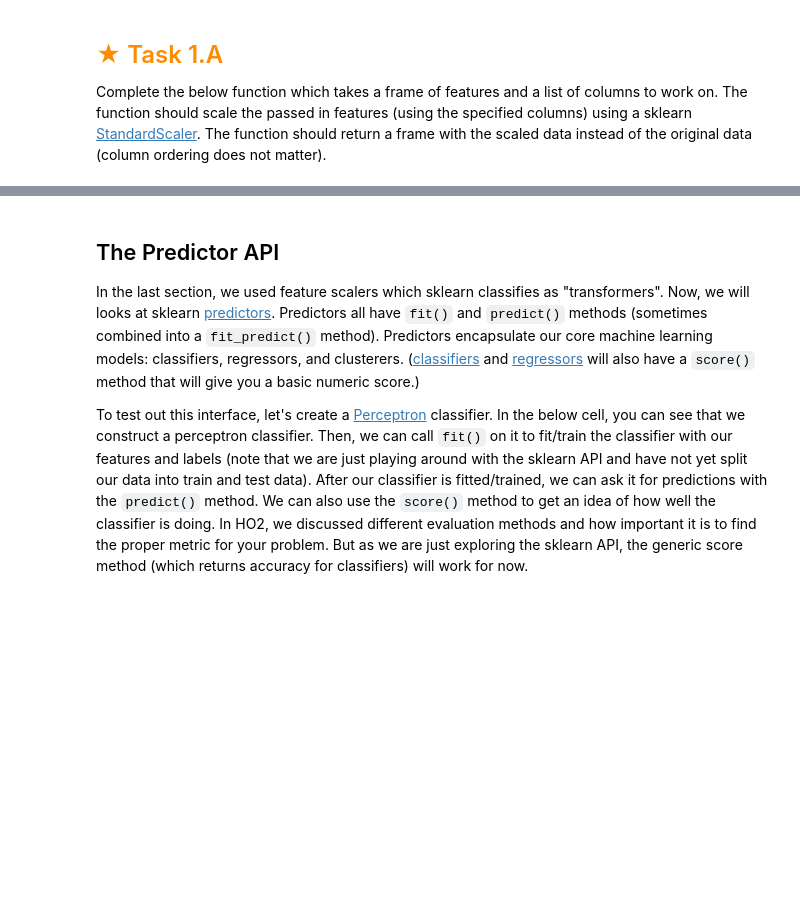
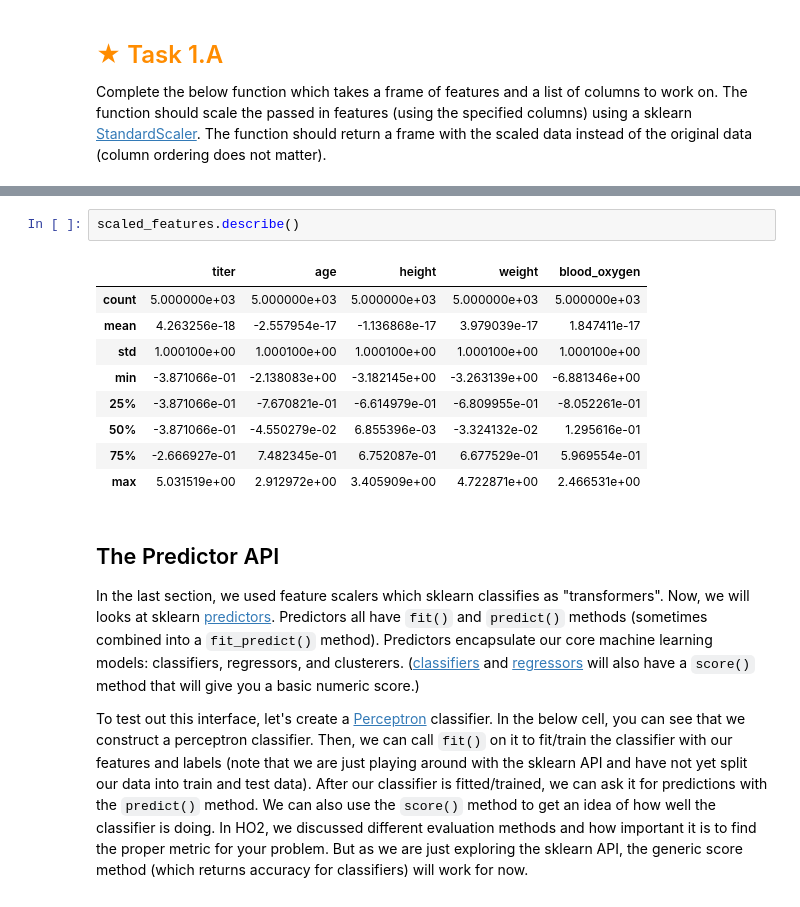
Before and after one commit to IJustWantAJob/CSE40-HW4, a Jupyter notebook: assignment.ipynb, the cells around one changed output, grey strips where cells are left out. Drawn from its saved outputs; the diff is of its cells as text; blank space fills up the shorter version.

```diff
--- a/assignment.ipynb
+++ b/assignment.ipynb
@@ -207,3 +378,15 @@ scaled_features
+# %%
+scaled_features.describe()
+# %% [output]
+|  | titer | age | height | weight | blood_oxygen |
+| count | 5.000000e+03 | 5.000000e+03 | 5.000000e+03 | 5.000000e+03 | 5.000000e+03 |
+| mean | 4.263256e-18 | -2.557954e-17 | -1.136868e-17 | 3.979039e-17 | 1.847411e-17 |
+| std | 1.000100e+00 | 1.000100e+00 | 1.000100e+00 | 1.000100e+00 | 1.000100e+00 |
+| min | -3.871066e-01 | -2.138083e+00 | -3.182145e+00 | -3.263139e+00 | -6.881346e+00 |
+| 25% | -3.871066e-01 | -7.670821e-01 | -6.614979e-01 | -6.809955e-01 | -8.052261e-01 |
+| 50% | -3.871066e-01 | -4.550279e-02 | 6.855396e-03 | -3.324132e-02 | 1.295616e-01 |
+| 75% | -2.666927e-01 | 7.482345e-01 | 6.752087e-01 | 6.677529e-01 | 5.969554e-01 |
+| max | 5.031519e+00 | 2.912972e+00 | 3.405909e+00 | 4.722871e+00 | 2.466531e+00 |
 # %% [markdown]
 ## The Predictor API
 
```
Also changed, not shown: parts of 14 cells of this notebook.
